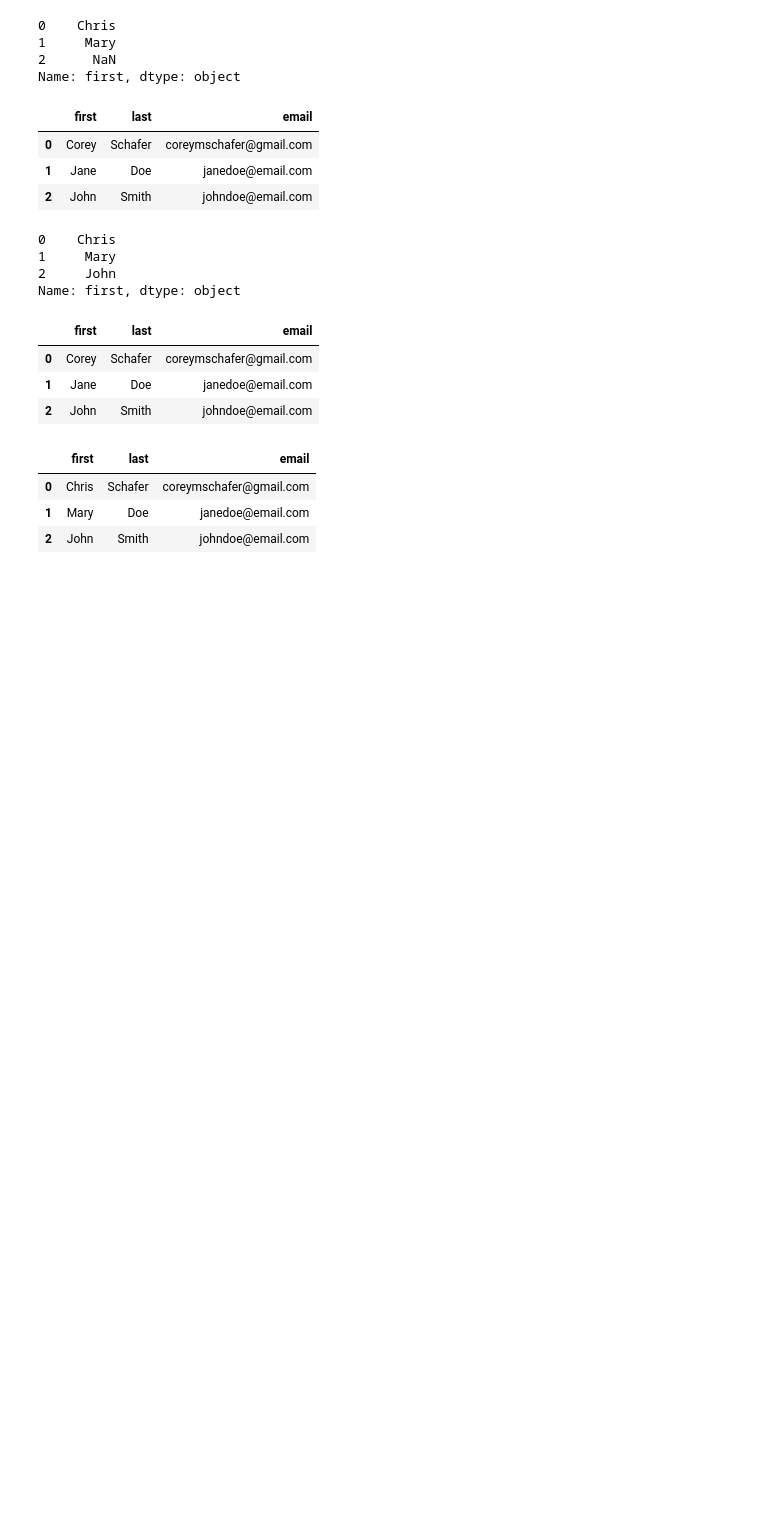
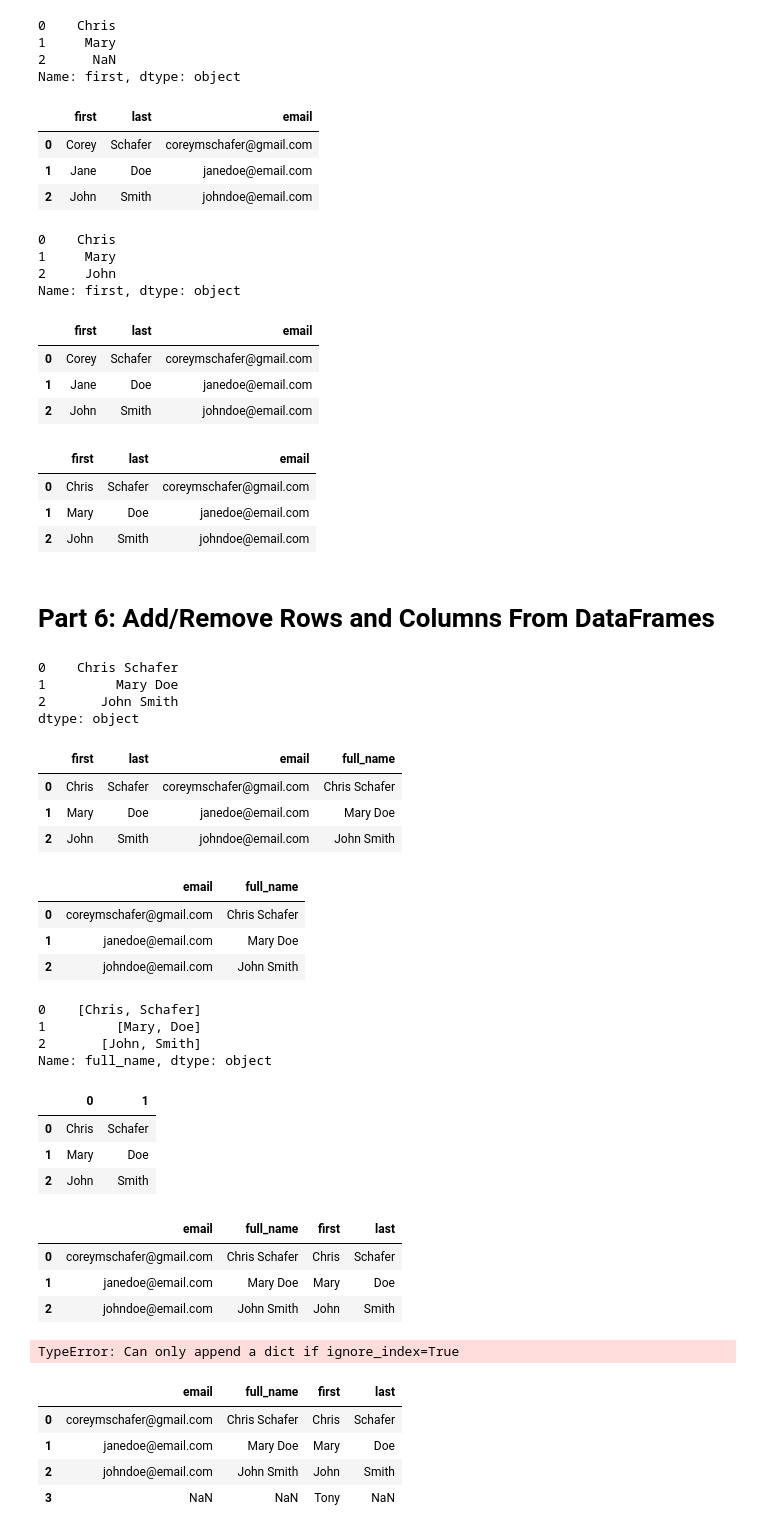
Before and after one commit to guamoshtli/Pandas, a Jupyter notebook: test.ipynb, the cells around one changed output. Cells and saved outputs as stored; diff of their text form; code cells hidden in the pictures; blank space fills up the shorter version.

```diff
--- a/test.ipynb
+++ b/test.ipynb
@@ -464,3 +464,62 @@ df
 | 0 | Chris | Schafer | coreymschafer@gmail.com |
 | 1 | Mary | Doe | janedoe@email.com |
 | 2 | John | Smith | johndoe@email.com |
+# %% [markdown]
+# Part 6: Add/Remove Rows and Columns From DataFrames
+# %%
+df['first'] + ' ' + df['last']
+# %% [output]
+0    Chris Schafer
+1         Mary Doe
+2       John Smith
+dtype: object
+# %%
+df['full_name'] = df['first'] + ' ' + df['last']
+df
+# %% [output]
+|  | first | last | email | full_name |
+| 0 | Chris | Schafer | coreymschafer@gmail.com | Chris Schafer |
+| 1 | Mary | Doe | janedoe@email.com | Mary Doe |
+| 2 | John | Smith | johndoe@email.com | John Smith |
+# %%
+df.drop(columns=['first', 'last'], inplace=True)
+df
+# %% [output]
+|  | email | full_name |
+| 0 | coreymschafer@gmail.com | Chris Schafer |
+| 1 | janedoe@email.com | Mary Doe |
+| 2 | johndoe@email.com | John Smith |
+# %%
+df['full_name'].str.split(' ')
+# %% [output]
+0    [Chris, Schafer]
+1         [Mary, Doe]
+2       [John, Smith]
+Name: full_name, dtype: object
+# %%
+df['full_name'].str.split(' ', expand=True)
+# %% [output]
+|  | 0 | 1 |
+| 0 | Chris | Schafer |
+| 1 | Mary | Doe |
+| 2 | John | Smith |
+# %%
+df[['first', 'last']]= df['full_name'].str.split(' ', expand=True)
+df
+# %% [output]
+|  | email | full_name | first | last |
+| 0 | coreymschafer@gmail.com | Chris Schafer | Chris | Schafer |
+| 1 | janedoe@email.com | Mary Doe | Mary | Doe |
+| 2 | johndoe@email.com | John Smith | John | Smith |
+# %%
+df.append({'first':'Tony'})
+# %% [output]
+TypeError: Can only append a dict if ignore_index=True
+# %%
+df.append({'first':'Tony'}, ignore_index=True)
+# %% [output]
+|  | email | full_name | first | last |
+| 0 | coreymschafer@gmail.com | Chris Schafer | Chris | Schafer |
+| 1 | janedoe@email.com | Mary Doe | Mary | Doe |
+| 2 | johndoe@email.com | John Smith | John | Smith |
+| 3 | NaN | NaN | Tony | NaN |
```
Also changed, not shown: parts of 8 cells of this notebook.
